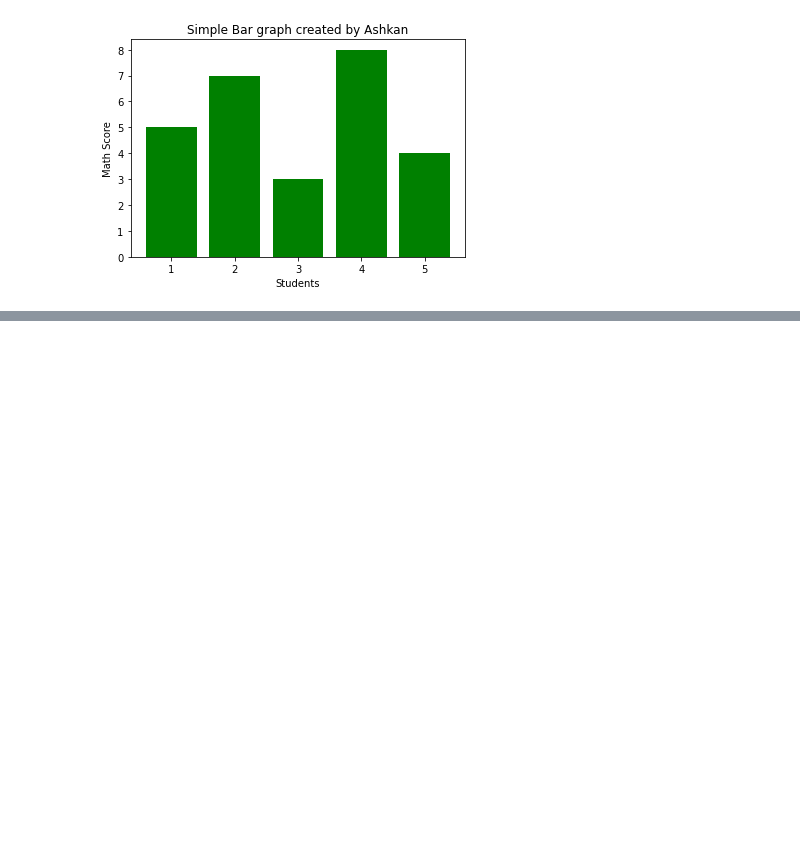
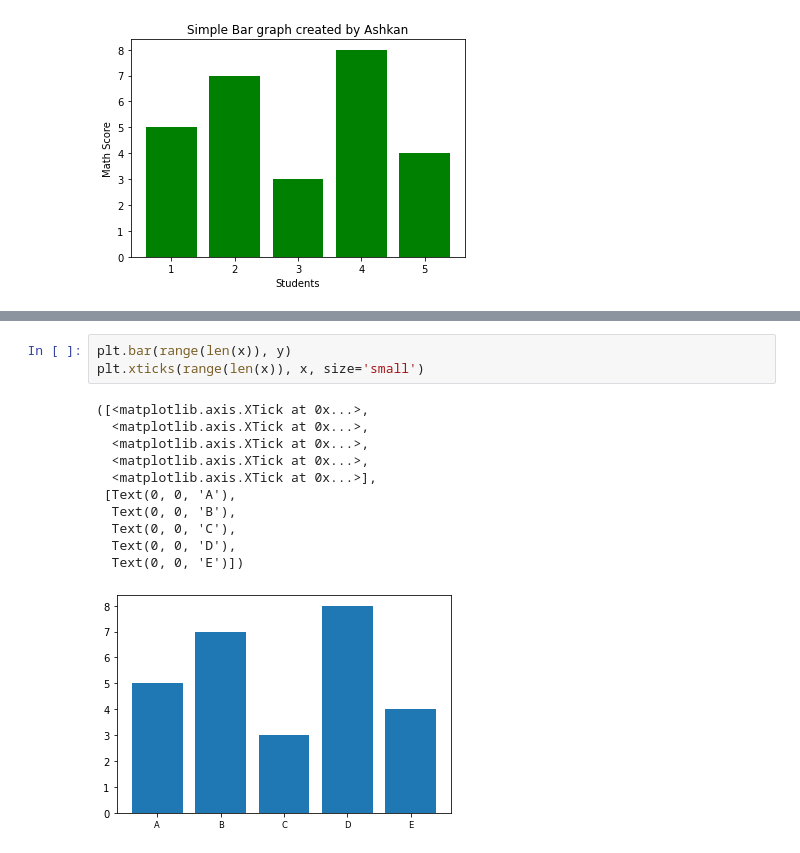
Before and after one commit to ashkanmulla/Ashkan_Data_Science_Practice, a Jupyter notebook: matplotlib.ipynb, the cells around one changed output, grey strips where cells are left out. Saved outputs shown, nothing was run; the diff lists cells and outputs as text; blank space fills up the shorter version.

```diff
--- a/matplotlib.ipynb
+++ b/matplotlib.ipynb
@@ -21,0 +48,15 @@ plt.show()
+# %%
+plt.bar(range(len(x)), y)
+plt.xticks(range(len(x)), x, size='small')
+# %% [output]
+([<matplotlib.axis.XTick at 0x...>,
+  <matplotlib.axis.XTick at 0x...>,
+  <matplotlib.axis.XTick at 0x...>,
+  <matplotlib.axis.XTick at 0x...>,
+  <matplotlib.axis.XTick at 0x...>],
+ [Text(0, 0, 'A'),
+  Text(0, 0, 'B'),
+  Text(0, 0, 'C'),
+  Text(0, 0, 'D'),
+  Text(0, 0, 'E')])
+[figure, added]
```
Also changed, not shown: parts of 10 cells of this notebook.
